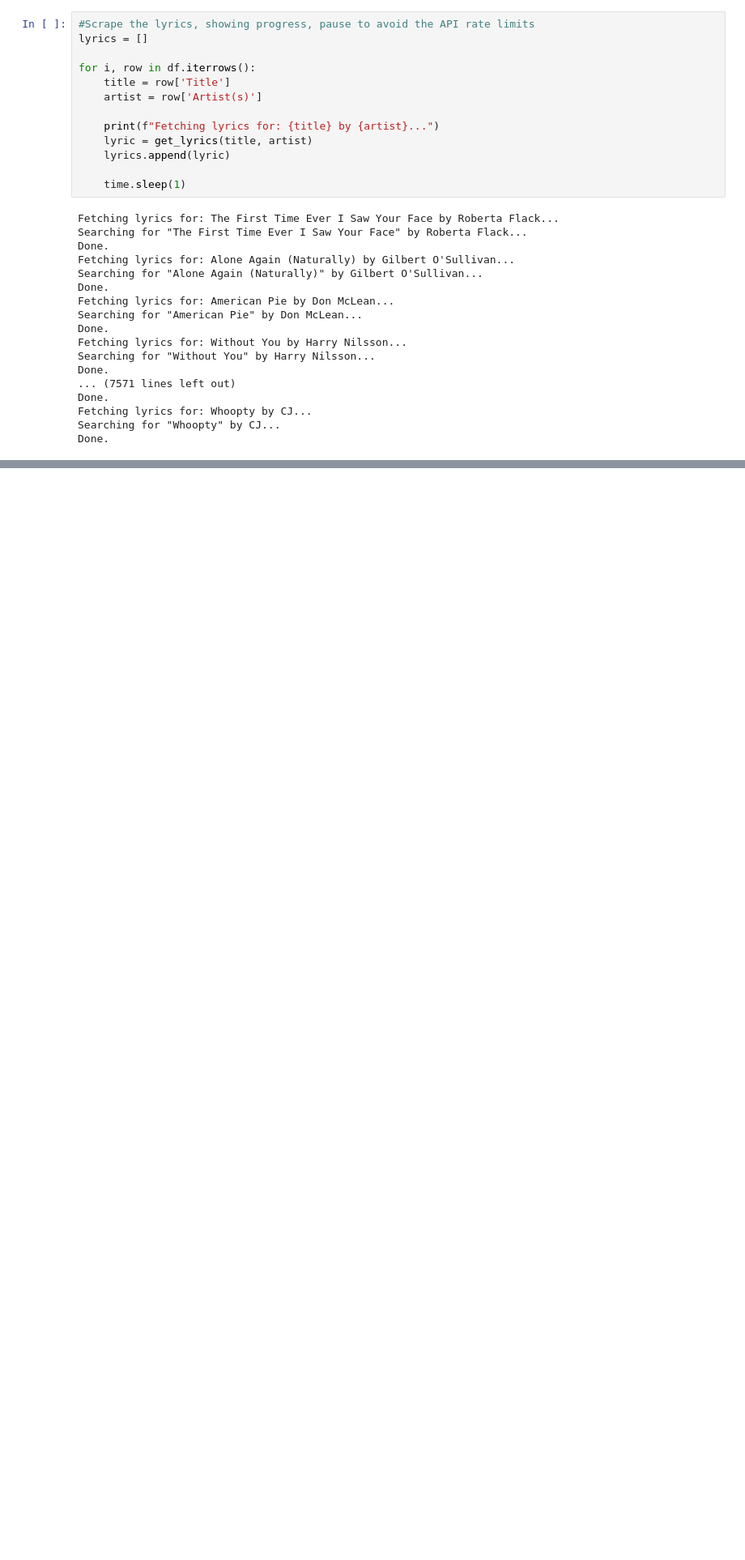
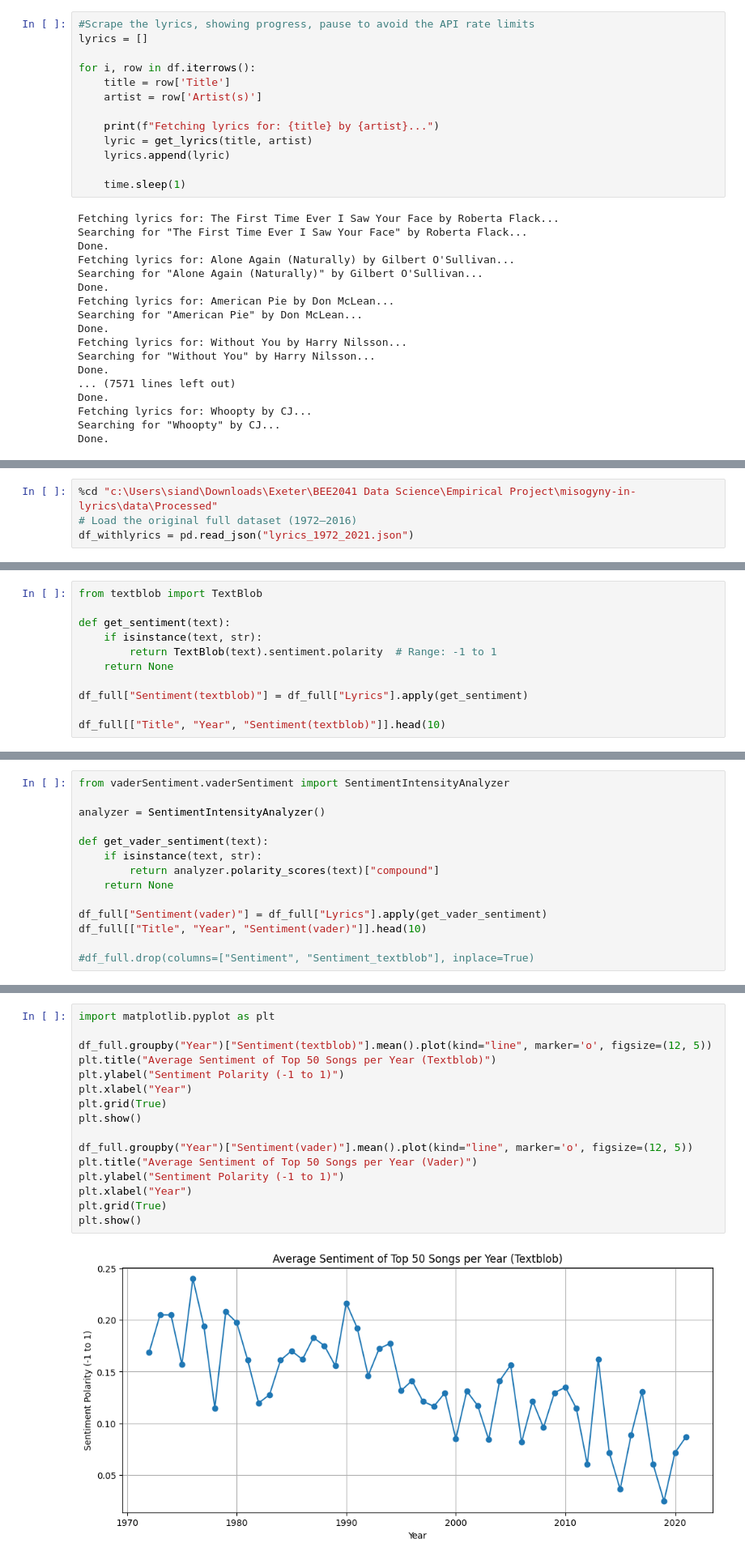
Before and after one commit to sdavies056/misogyny-in-lyrics, a Jupyter notebook: notebooks/misogyny-in-lyrics.ipynb, the cells around one changed output, grey strips where cells are left out. Shown at 81% size. Drawn from its saved outputs; the diff is of its cells as text; blank space fills up the shorter version.

Commit message:
Update misogyny analysis notebook and add all_lyrics.txt

```diff
--- a/notebooks/misogyny-in-lyrics.ipynb
+++ b/notebooks/misogyny-in-lyrics.ipynb
@@ -161,0 +194,4 @@ I felt the earth m
+# %%
+%cd "c:\Users\siand\Downloads\Exeter\BEE2041 Data Science\Empirical Project\misogyny-in-lyrics\data\Processed"
+# Load the original full dataset (1972–2016)
+df_withlyrics = pd.read_json("lyrics_1972_2021.json")
@@ -161,0 +988,11 @@ I felt the earth m
+# %%
+from textblob import TextBlob
+
+def get_sentiment(text):
+    if isinstance(text, str):
+        return TextBlob(text).sentiment.polarity  # Range: -1 to 1
+    return None
+
+df_full["Sentiment(textblob)"] = df_full["Lyrics"].apply(get_sentiment)
+
+df_full[["Title", "Year", "Sentiment(textblob)"]].head(10)
@@ -161,0 +1011,14 @@ I felt the earth m
+# %%
+from vaderSentiment.vaderSentiment import SentimentIntensityAnalyzer
+
+analyzer = SentimentIntensityAnalyzer()
+
+def get_vader_sentiment(text):
+    if isinstance(text, str):
+        return analyzer.polarity_scores(text)["compound"]
+    return None
+
+df_full["Sentiment(vader)"] = df_full["Lyrics"].apply(get_vader_sentiment)
+df_full[["Title", "Year", "Sentiment(vader)"]].head(10)
+
+#df_full.drop(columns=["Sentiment", "Sentiment_textblob"], inplace=True)
@@ -161,0 +1037,18 @@ I felt the earth m
+# %%
+import matplotlib.pyplot as plt
+
+df_full.groupby("Year")["Sentiment(textblob)"].mean().plot(kind="line", marker='o', figsize=(12, 5))
+plt.title("Average Sentiment of Top 50 Songs per Year (Textblob)")
+plt.ylabel("Sentiment Polarity (-1 to 1)")
+plt.xlabel("Year")
+plt.grid(True)
+plt.show()
+
+df_full.groupby("Year")["Sentiment(vader)"].mean().plot(kind="line", marker='o', figsize=(12, 5))
+plt.title("Average Sentiment of Top 50 Songs per Year (Vader)")
+plt.ylabel("Sentiment Polarity (-1 to 1)")
+plt.xlabel("Year")
+plt.grid(True)
+plt.show()
+# %% [output]
+[figure, added]
```
Also changed, not shown: parts of 53 cells of this notebook, 1 other file.
